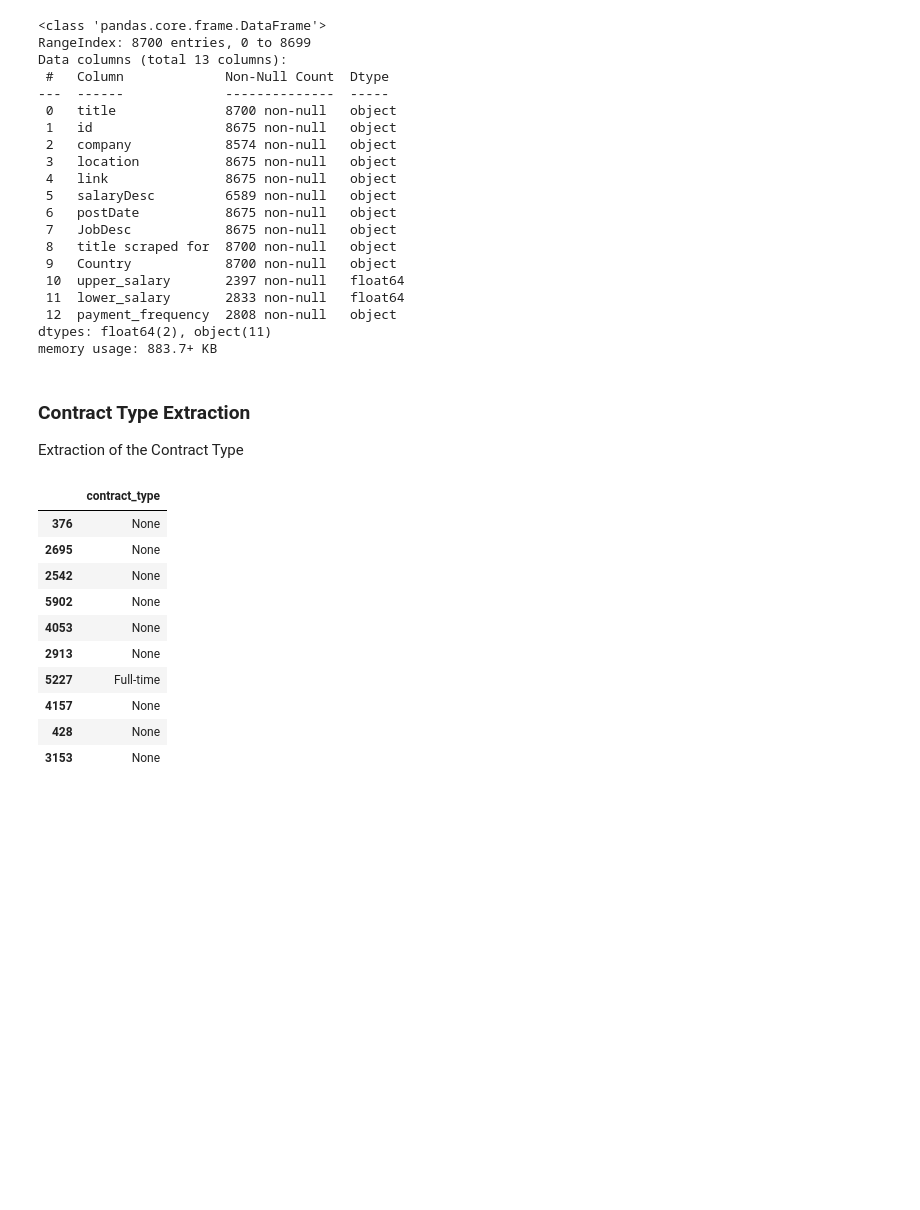
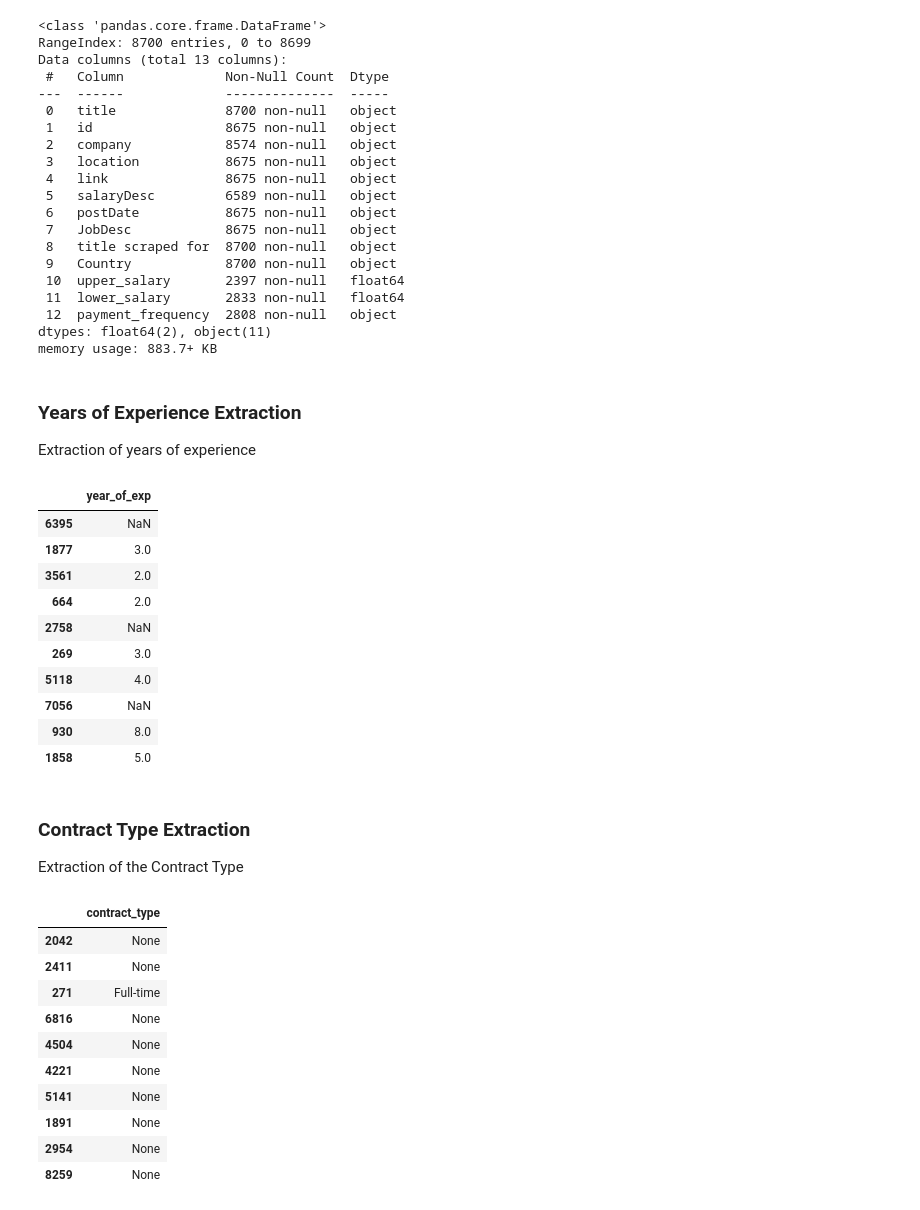
Before and after one commit to lifepopkay/Tech-Monies, a Jupyter notebook: Final_Data_cleanup_script.ipynb, the cells around one changed output. Drawn from its saved outputs; the diff is of its cells as text; code cells hidden in the pictures; blank space fills up the shorter version.

```diff
--- a/Final_Data_cleanup_script.ipynb
+++ b/Final_Data_cleanup_script.ipynb
@@ -327,6 +327,51 @@ Data columns (total 13 columns):
  12  payment_frequency  2808 non-null   object
 dtypes: float64(2), object(11)
 memory usage: 883.7+ KB
+# %% [markdown]
+### Years of Experience Extraction
+Extraction of years of experience
+# %%
+def years_exp(x):
+  global result
+  expression = "\d*\+?\s+(?=year)"
+  matches=re.search(expression,str(x))
+  if matches:
+    result = matches.group(0)
+  else:
+      None
+
+  #remove the '+' on some of the years of experience
+  try:
+    if result.split()[-1][-1] == '+':
+      result = result.split()[-1].replace('+', '')
+  except:
+    result = result
+
+
+  #convert to integer
+  try:
+    result = int(result)
+  except:
+    result = np.nan
+
+  return result
+
+
+data['year_of_exp'] = data['JobDesc'].apply(lambda x: years_exp(x))
+
+data[['year_of_exp']].sample(10)
+# %% [output]
+|  | year_of_exp |
+| 6395 | NaN |
+| 1877 | 3.0 |
+| 3561 | 2.0 |
+| 664 | 2.0 |
+| 2758 | NaN |
+| 269 | 3.0 |
+| 5118 | 4.0 |
+| 7056 | NaN |
+| 930 | 8.0 |
+| 1858 | 5.0 |
 # %% [markdown]
 ### Contract Type Extraction
 Extraction of the Contract Type
@@ -377,13 +422,13 @@ data['contract_type'] = data['JobDesc'].apply(lambda x: contract_type(x))
 data[['contract_type']].sample(10)
 # %% [output]
 |  | contract_type |
-| 376 | None |
-| 2695 | None |
-| 2542 | None |
-| 5902 | None |
-| 4053 | None |
-| 2913 | None |
-| 5227 | Full-time |
-| 4157 | None |
-| 428 | None |
-| 3153 | None |
+| 2042 | None |
+| 2411 | None |
+| 271 | Full-time |
+| 6816 | None |
+| 4504 | None |
+| 4221 | None |
+| 5141 | None |
+| 1891 | None |
+| 2954 | None |
+| 8259 | None |
```
Also changed, not shown: parts of 1 cell of this notebook.
